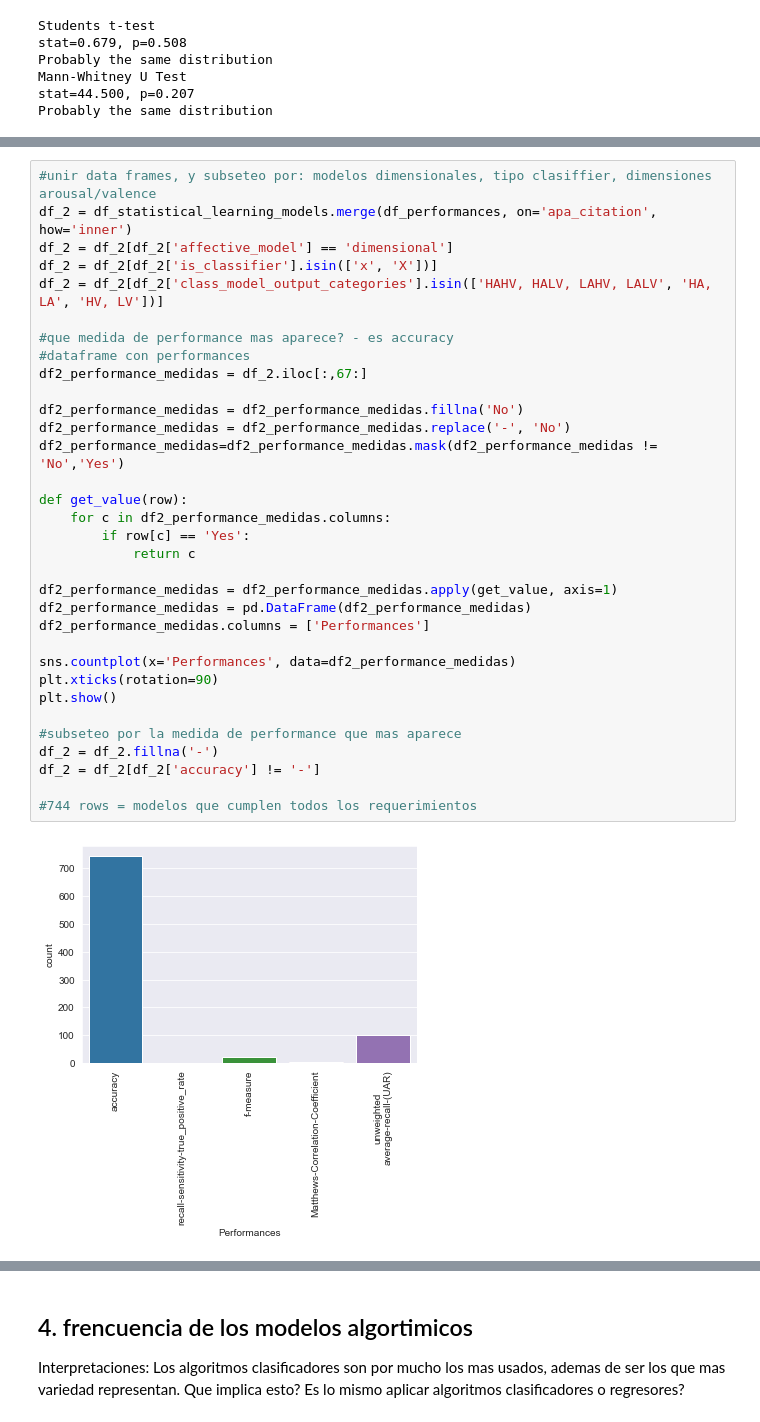
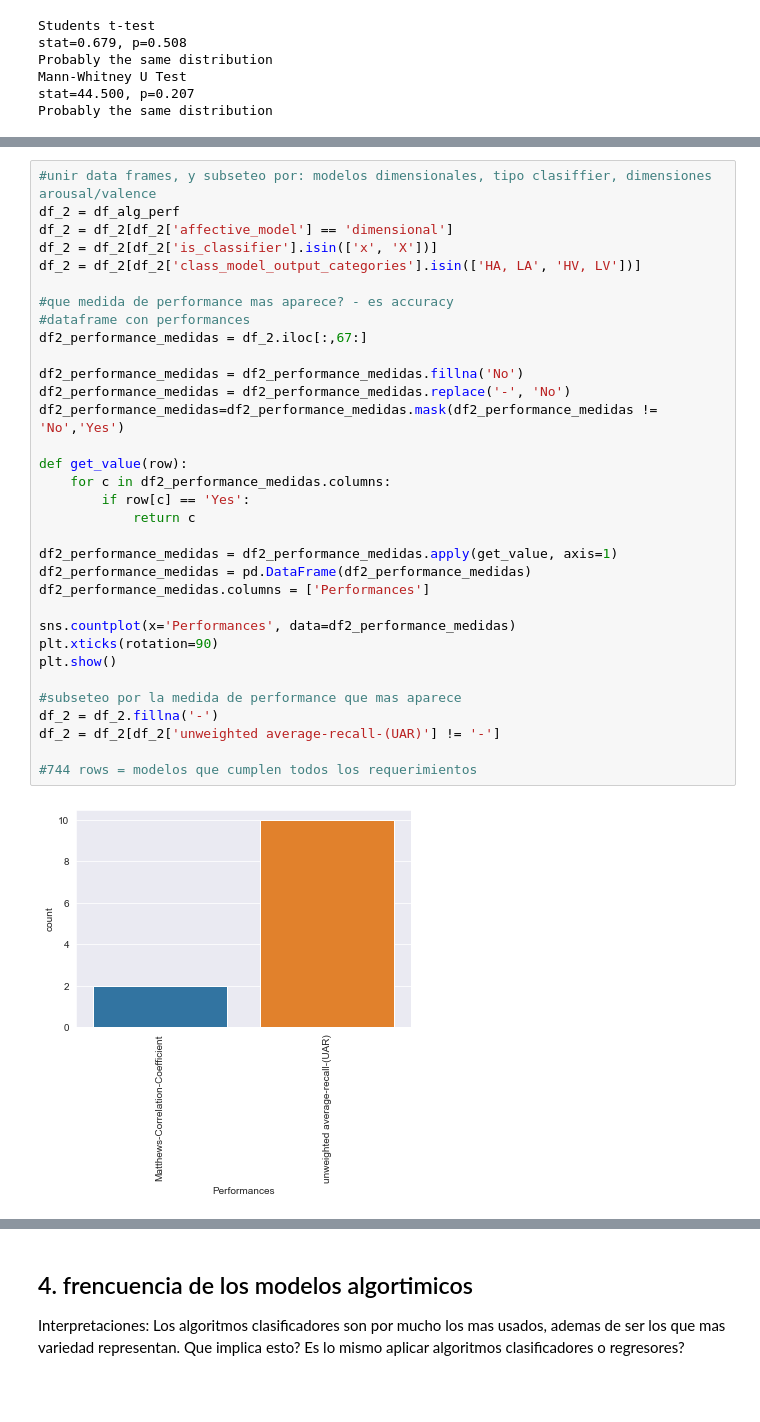
Before and after one commit to tomdamelio/Review_EDA_Emotion_Recognition, a Jupyter notebook: EMMA/notebooks/analisis_exploratorio.ipynb, the cells around one changed output, grey strips where cells are left out. Saved outputs shown, nothing was run; the diff lists cells and outputs as text; blank space fills up the shorter version.

```diff
--- a/EMMA/notebooks/analisis_exploratorio.ipynb
+++ b/EMMA/notebooks/analisis_exploratorio.ipynb
@@ -143,35 +125,35 @@ Probably the same distribution
 # %%
 #unir data frames, y subseteo por: modelos dimensionales, tipo clasiffier, dimensiones arousal/valence
-df_2 = df_statistical_learning_models.merge(df_performances, on='apa_citation', how='inner')
+df_2 = df_alg_perf
 df_2 = df_2[df_2['affective_model'] == 'dimensional']
 df_2 = df_2[df_2['is_classifier'].isin(['x', 'X'])]
-df_2 = df_2[df_2['class_model_output_categories'].isin(['HAHV, HALV, LAHV, LALV', 'HA, LA', 'HV, LV'])]
+df_2 = df_2[df_2['class_model_output_categories'].isin(['HA, LA', 'HV, LV'])]
 
 #que medida de performance mas aparece? - es accuracy
 #dataframe con performances
 df2_performance_medidas = df_2.iloc[:,67:]
 
 df2_performance_medidas = df2_performance_medidas.fillna('No')
 df2_performance_medidas = df2_performance_medidas.replace('-', 'No')
 df2_performance_medidas=df2_performance_medidas.mask(df2_performance_medidas != 'No','Yes')
 
 def get_value(row):
     for c in df2_performance_medidas.columns:
         if row[c] == 'Yes':
             return c
 
 df2_performance_medidas = df2_performance_medidas.apply(get_value, axis=1)
 df2_performance_medidas = pd.DataFrame(df2_performance_medidas)
 df2_performance_medidas.columns = ['Performances']
 
 sns.countplot(x='Performances', data=df2_performance_medidas)
 plt.xticks(rotation=90)
 plt.show()
 
 #subseteo por la medida de performance que mas aparece
 df_2 = df_2.fillna('-')
-df_2 = df_2[df_2['accuracy'] != '-']
+df_2 = df_2[df_2['unweighted average-recall-(UAR)'] != '-']
 
 #744 rows = modelos que cumplen todos los requerimientos
 # %% [output]
-[figure, old version]
+[figure, new version]
```
Also changed, not shown: parts of 7 cells of this notebook, 7 other files.
